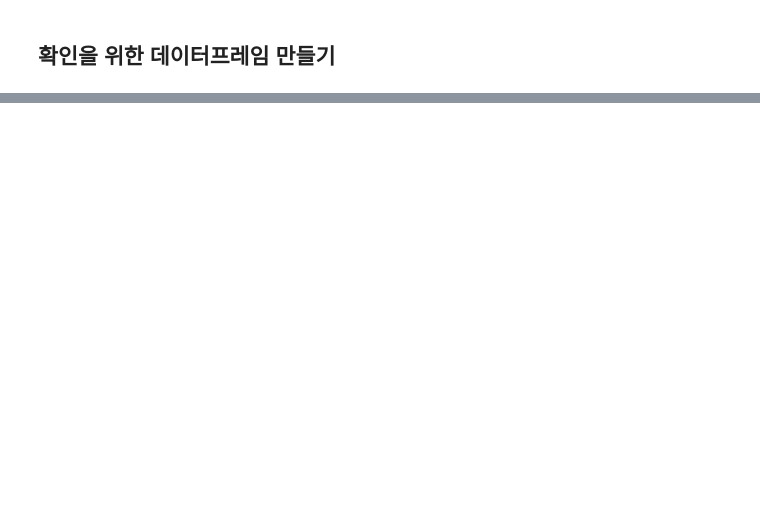
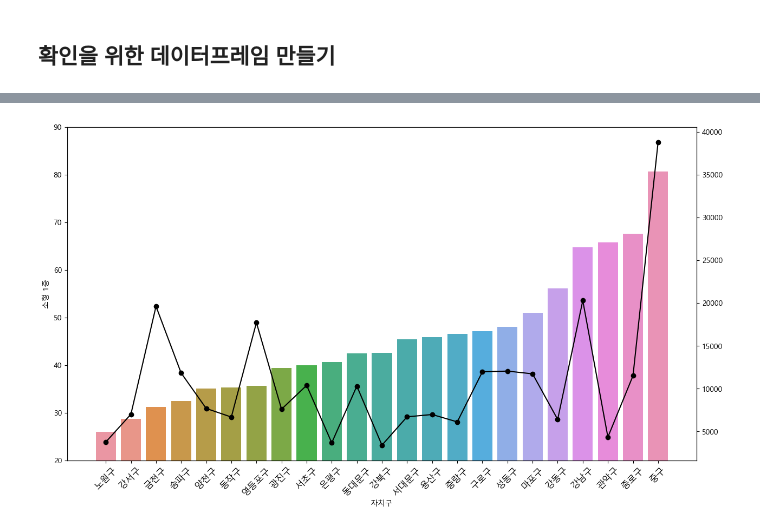
Before and after one commit to sangilhwang/downtown_walk, a Jupyter notebook: 자치구별 사업체 수 및 직장인 수.ipynb, the cells around one changed output, grey strips where cells are left out. Cells and saved outputs as stored; diff of their text form; code cells hidden in the pictures; blank space fills up the shorter version.

```diff
--- a/자치구별 사업체 수 및 직장인 수.ipynb
+++ b/자치구별 사업체 수 및 직장인 수.ipynb
@@ -434,0 +414,18 @@ plt.show()
+# %%
+fig = plt.figure(figsize = (15, 8))
+
+ax1 = fig.add_subplot(1, 1, 1)
+ax2 = ax1.twinx()
+
+groups = len(plt_3.index)
+idx = np.arange(groups)
+
+sns.barplot(x = plt_3.index, y = plt_3["소형 1층"], ax = ax1)
+ax1.set_ylim(20, 90)
+ax2.plot(plt_3.index, plt_3["종사자밀도(A)"], "ko-")
+
+ax1.set_xticklabels([i for i in plt_3.index], rotation = 45, size = 12)
+
+plt.show()
+# %% [output]
+[figure, added]
```
Also changed, not shown: parts of 15 cells of this notebook, 1 other file.
